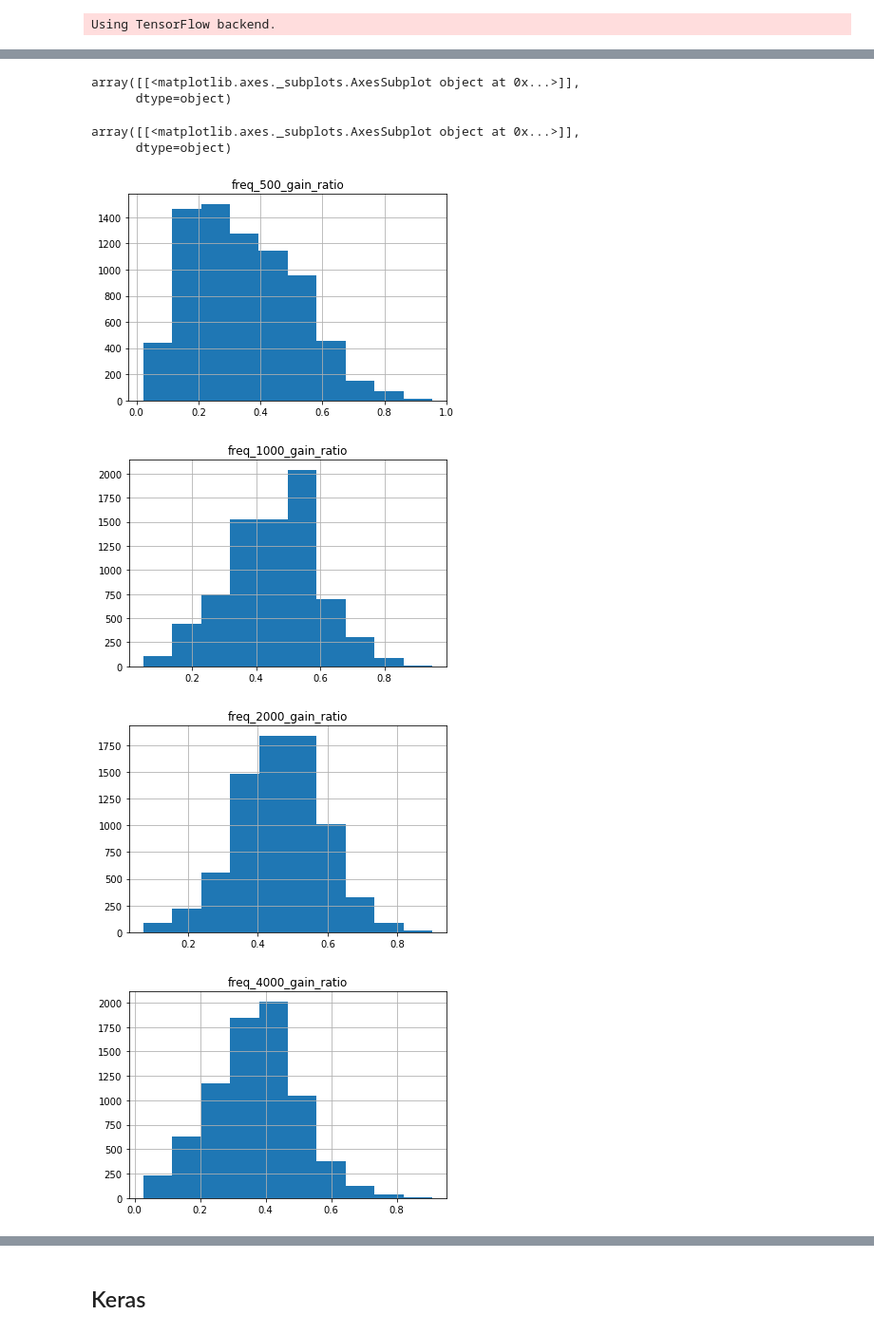
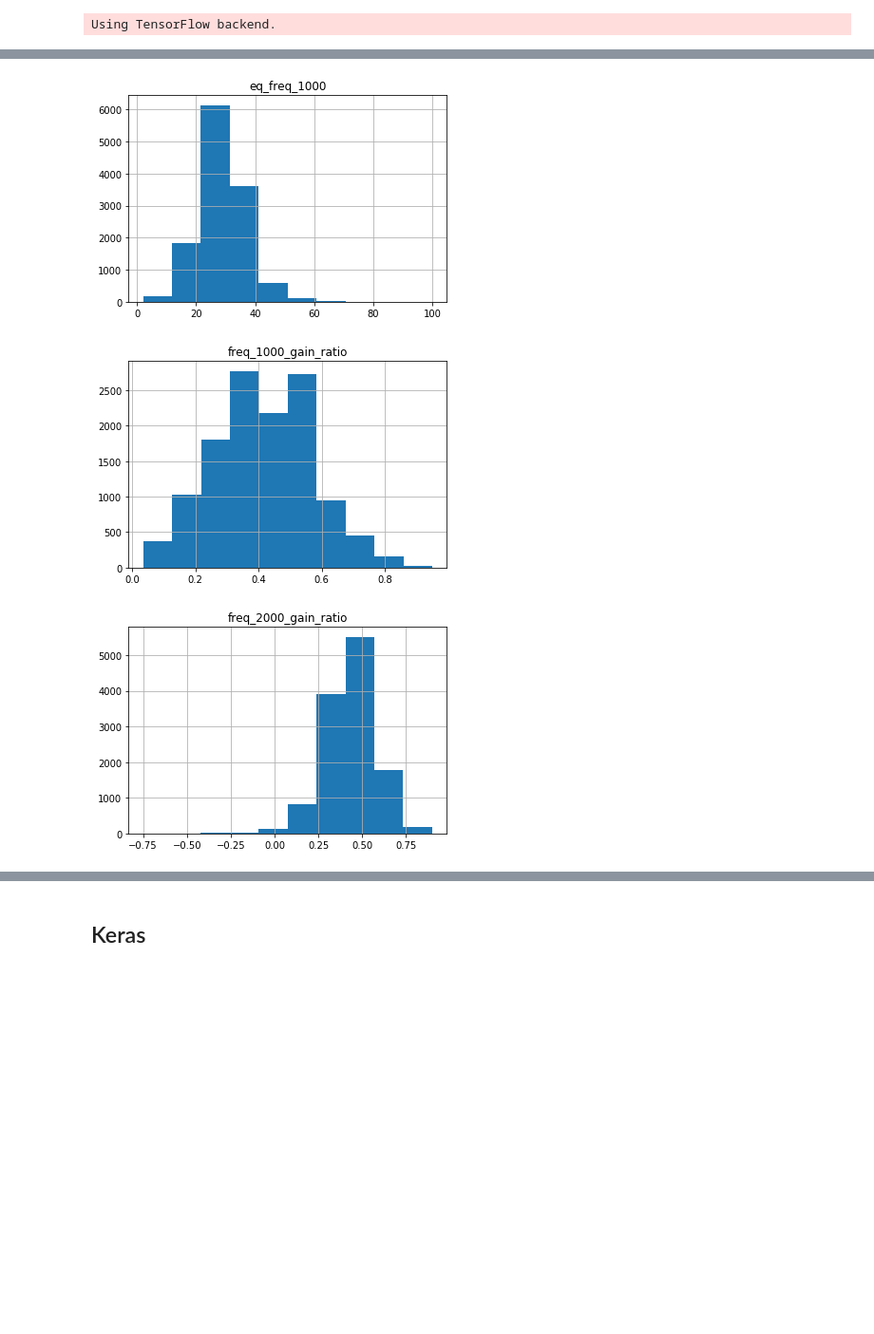
Before and after one commit to viebel/aaa-ml, a Jupyter notebook: notebooks/equipment-success-yehonathan.ipynb, the cells around one changed output, grey strips where cells are left out. Shown at 95% size. Cells and saved outputs as stored; diff of their text form; code cells hidden in the pictures; blank space fills up the shorter version.

```diff
--- a/notebooks/equipment-success-yehonathan.ipynb
+++ b/notebooks/equipment-success-yehonathan.ipynb
@@ -38,6 +46,7 @@ equipment-success.ipynb             mlcc-exercises_en.zip
 equipment_success_dataframe = pd.read_csv("./equipment_success_unique.csv", sep=",")
 
 equipment_success_dataframe['decades_old'] = round(equipment_success_dataframe['age_in_months_at_equipped_start'] / 120)
+equipment_success_dataframe['years'] = round(equipment_success_dataframe['age_in_months_at_equipped_start'] / 12)
 
 def isMale(x):
     if x == "male":
@@ -62,6 +71,17 @@ def isBothEars(x):
 def dbToAmp (x):
     return 10**(x/20)
 
+def genderToNum (x):
+    if x == "male":
+        return 1
+    if x == "female":
+        return 2
+    return 0
+
+
+
+
+equipment_success_dataframe['genderNum'] = equipment_success_dataframe['gender'].apply(genderToNum)
 
 equipment_success_dataframe['isMale'] = equipment_success_dataframe['gender'].apply(isMale)
 equipment_success_dataframe['isFemale'] = equipment_success_dataframe['gender'].apply(isFemale)
@@ -98,7 +118,7 @@ equipment_success_dataframe['freq_4000_gain_ratio'] = equipment_success_datafram
 # equipment_success_dataframe['eq_gain_ratio'] = (-equipment_success_dataframe['eq_average_loss'] + equipment_success_dataframe['average_loss'])/equipment_success_dataframe['average_loss']
 
 
-equipment_success_dataframe = equipment_success_dataframe.drop(columns=["eq_average_loss", "eq_high_loss", "eq_low_loss", "rk", "ears", "gender"])
+equipment_success_dataframe = equipment_success_dataframe.drop(columns=["eq_average_loss", "eq_high_loss", "eq_low_loss", "rk"])
 
 equipment_success_dataframe
 # %% [output]
@@ -118,29 +138,29 @@ equipment_success_dataframe
 # %%
 equipment_success_dataframe['valid'] = (
-    equipment_success_dataframe['freq_250'].apply(lambda x : not math.isnan(x)) &
+  #  equipment_success_dataframe['freq_250'].apply(lambda x : not math.isnan(x)) &
     equipment_success_dataframe['freq_500'].apply(lambda x : not math.isnan(x)) &
-    equipment_success_dataframe['freq_750'].apply(lambda x : not math.isnan(x)) &
+   # equipment_success_dataframe['freq_750'].apply(lambda x : not math.isnan(x)) &
     equipment_success_dataframe['freq_1000'].apply(lambda x : not math.isnan(x)) &
-    equipment_success_dataframe['freq_1500'].apply(lambda x : not math.isnan(x)) &
+ #   equipment_success_dataframe['freq_1500'].apply(lambda x : not math.isnan(x)) &
     equipment_success_dataframe['freq_2000'].apply(lambda x : not math.isnan(x)) &
-    equipment_success_dataframe['freq_3000'].apply(lambda x : not math.isnan(x)) &
+ #   equipment_success_dataframe['freq_3000'].apply(lambda x : not math.isnan(x)) &
     equipment_success_dataframe['freq_4000'].apply(lambda x : not math.isnan(x)) &
-    equipment_success_dataframe['freq_6000'].apply(lambda x : not math.isnan(x)) &
+#    equipment_success_dataframe['freq_6000'].apply(lambda x : not math.isnan(x)) &
     equipment_success_dataframe['freq_8000'].apply(lambda x : not math.isnan(x)) &
-    equipment_success_dataframe['eq_freq_500'].apply(lambda x : not math.isnan(x)) &
+ #   equipment_success_dataframe['eq_freq_500'].apply(lambda x : not math.isnan(x)) &
     equipment_success_dataframe['eq_freq_1000'].apply(lambda x : not math.isnan(x)) &
-    equipment_success_dataframe['eq_freq_2000'].apply(lambda x : not math.isnan(x)) &
-    equipment_success_dataframe['eq_freq_4000'].apply(lambda x : not math.isnan(x)) &
+  #  equipment_success_dataframe['eq_freq_2000'].apply(lambda x : not math.isnan(x)) &
+  #  equipment_success_dataframe['eq_freq_4000'].apply(lambda x : not math.isnan(x)) &
 
-    equipment_success_dataframe['freq_500_gain'].apply(lambda x : not math.isnan(x) and x > 0) &
+   # equipment_success_dataframe['freq_500_gain'].apply(lambda x : not math.isnan(x) and x > 0) &
     equipment_success_dataframe['freq_1000_gain'].apply(lambda x : not math.isnan(x) and x > 0) &
-    equipment_success_dataframe['freq_2000_gain'].apply(lambda x : not math.isnan(x) and x > 0) &
-    equipment_success_dataframe['freq_4000_gain'].apply(lambda x : not math.isnan(x) and x > 0) &
+   # equipment_success_dataframe['freq_2000_gain'].apply(lambda x : not math.isnan(x) and x > 0) &
+   # equipment_success_dataframe['freq_4000_gain'].apply(lambda x : not math.isnan(x) and x > 0) &
 
-        equipment_success_dataframe['freq_500_gain_ratio'].apply(lambda x : not math.isnan(x) and x < 1) &
+    #    equipment_success_dataframe['freq_500_gain_ratio'].apply(lambda x : not math.isnan(x) and x < 1) &
         equipment_success_dataframe['freq_1000_gain_ratio'].apply(lambda x : not math.isnan(x) and x < 1) &
-        equipment_success_dataframe['freq_2000_gain_ratio'].apply(lambda x : not math.isnan(x) and x < 1) &
-        equipment_success_dataframe['freq_4000_gain_ratio'].apply(lambda x : not math.isnan(x) and x < 1) &
+     #   equipment_success_dataframe['freq_2000_gain_ratio'].apply(lambda x : not math.isnan(x) and x < 1) &
+      #  equipment_success_dataframe['freq_4000_gain_ratio'].apply(lambda x : not math.isnan(x) and x < 1) &
 
         equipment_success_dataframe['isBothEars'].apply(lambda x : x == 0) &
 
@@ -151,3 +171,4 @@ equipment_success_dataframe['valid'] = (
     equipment_success_dataframe['months_since_equipped'].apply(lambda x : x > 12) &
     equipment_success_dataframe['decades_old'].apply(lambda x : not math.isnan(x) and x < 11 and x > 4)
 )
+equipment_success_dataframe.query(' valid == True')
@@ -173,18 +208,13 @@ equipment_success_valid
 # %%
-for feature in ['freq_500_gain_ratio', 'freq_1000_gain_ratio', 'freq_2000_gain_ratio', 'freq_4000_gain_ratio', 'decades_old']:
+for feature in ['eq_freq_1000','freq_1000_gain_ratio', 'freq_2000_gain_ratio']:
     display.display(equipment_success_valid.hist(feature))
 # %% [output]
 array([[<matplotlib.axes._subplots.AxesSubplot object at 0x...>]],
       dtype=object)
 array([[<matplotlib.axes._subplots.AxesSubplot object at 0x...>]],
       dtype=object)
 array([[<matplotlib.axes._subplots.AxesSubplot object at 0x...>]],
       dtype=object)
-array([[<matplotlib.axes._subplots.AxesSubplot object at 0x...>]],
-      dtype=object)
-array([[<matplotlib.axes._subplots.AxesSubplot object at 0x...>]],
-      dtype=object)
-[figure, old version]
+[figure, new version]
-[figure, old version]
+[figure, new version]
-[figure, old version]
+[figure, new version]
-[figure, removed]
```
Also changed, not shown: parts of 109 cells of this notebook, 1 other file.
